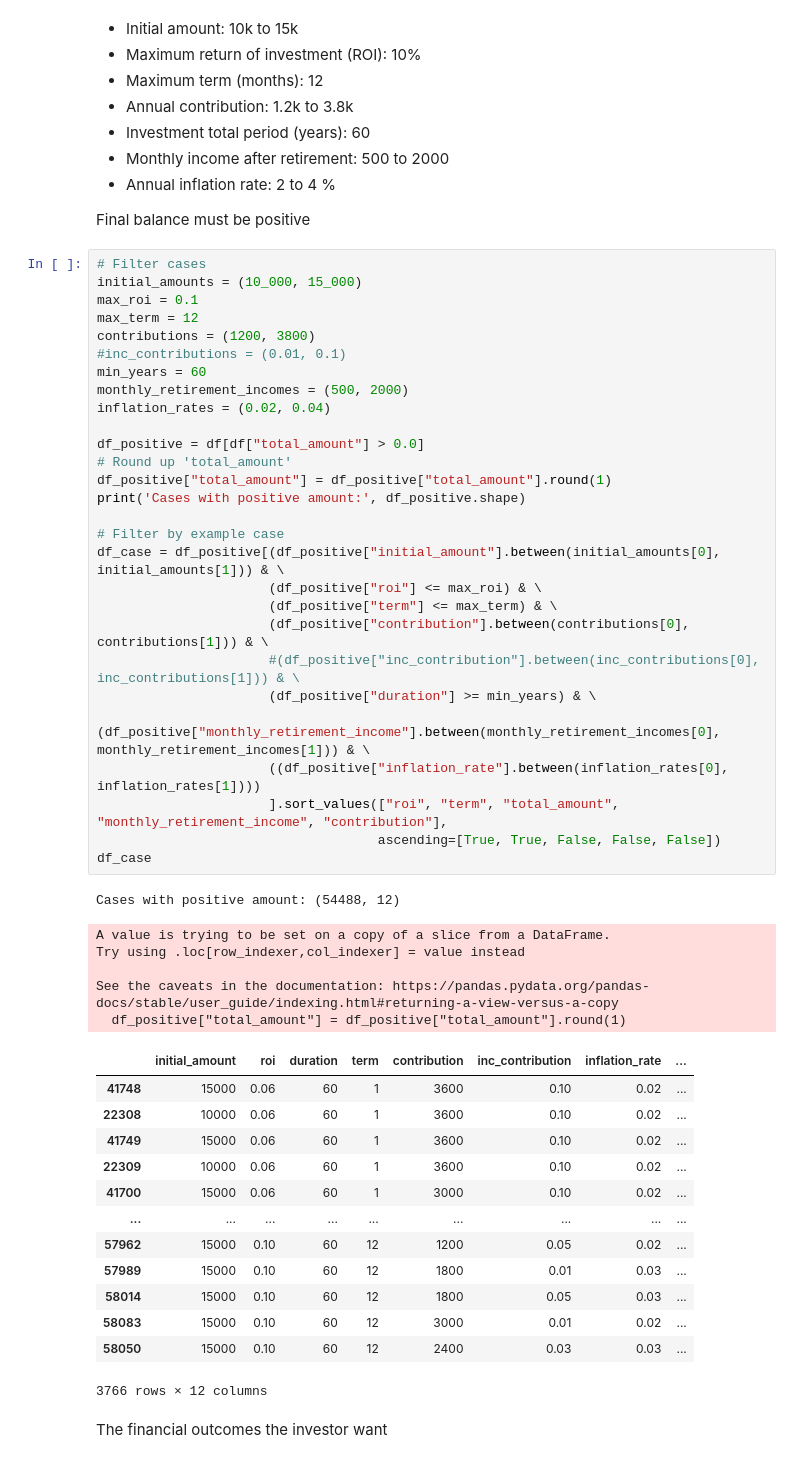
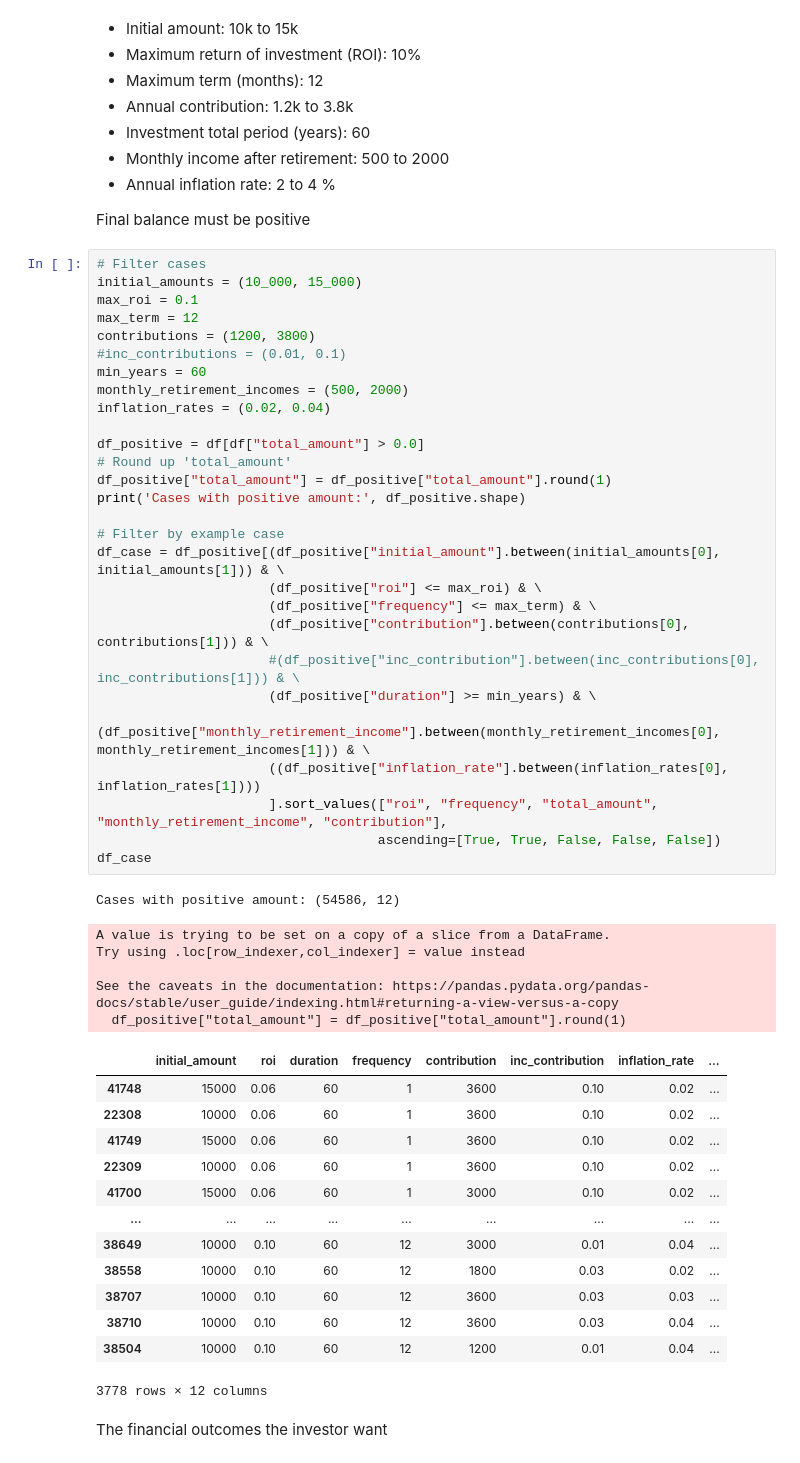
Before and after one commit to Marlup/Simulation-of-investment-and-compound-returns, a Jupyter notebook: investment_scenarios.ipynb, the cells around one changed output. Saved outputs shown, nothing was run; the diff lists cells and outputs as text.

```diff
--- a/investment_scenarios.ipynb
+++ b/investment_scenarios.ipynb
@@ -300,49 +311,49 @@ Final balance must be positive
 initial_amounts = (10_000, 15_000)
 max_roi = 0.1
 max_term = 12
 contributions = (1200, 3800)
 #inc_contributions = (0.01, 0.1)
 min_years = 60
 monthly_retirement_incomes = (500, 2000)
 inflation_rates = (0.02, 0.04)
 
 df_positive = df[df["total_amount"] > 0.0]
 # Round up 'total_amount'
 df_positive["total_amount"] = df_positive["total_amount"].round(1)
 print('Cases with positive amount:', df_positive.shape)
 
 # Filter by example case
 df_case = df_positive[(df_positive["initial_amount"].between(initial_amounts[0], initial_amounts[1])) & \
                       (df_positive["roi"] <= max_roi) & \
-                      (df_positive["term"] <= max_term) & \
+                      (df_positive["frequency"] <= max_term) & \
                       (df_positive["contribution"].between(contributions[0], contributions[1])) & \
                       #(df_positive["inc_contribution"].between(inc_contributions[0], inc_contributions[1])) & \
                       (df_positive["duration"] >= min_years) & \
                       (df_positive["monthly_retirement_income"].between(monthly_retirement_incomes[0], monthly_retirement_incomes[1])) & \
                       ((df_positive["inflation_rate"].between(inflation_rates[0], inflation_rates[1])))
-                      ].sort_values(["roi", "term", "total_amount", "monthly_retirement_income", "contribution"],
+                      ].sort_values(["roi", "frequency", "total_amount", "monthly_retirement_income", "contribution"],
                                     ascending=[True, True, False, False, False])
 df_case
 # %% [output]
-Cases with positive amount: (54488, 12)
+Cases with positive amount: (54586, 12)
 A value is trying to be set on a copy of a slice from a DataFrame.
 Try using .loc[row_indexer,col_indexer] = value instead
 
 See the caveats in the documentation: https://pandas.pydata.org/pandas-docs/stable/user_guide/indexing.html#returning-a-view-versus-a-copy
   df_positive["total_amount"] = df_positive["total_amount"].round(1)
-|  | initial_amount | roi | duration | term | contribution | inc_contribution | inflation_rate | ... |
+|  | initial_amount | roi | duration | frequency | contribution | inc_contribution | inflation_rate | ... |
 | 41748 | 15000 | 0.06 | 60 | 1 | 3600 | 0.10 | 0.02 | ... |
 | 22308 | 10000 | 0.06 | 60 | 1 | 3600 | 0.10 | 0.02 | ... |
 | 41749 | 15000 | 0.06 | 60 | 1 | 3600 | 0.10 | 0.02 | ... |
 | 22309 | 10000 | 0.06 | 60 | 1 | 3600 | 0.10 | 0.02 | ... |
 | 41700 | 15000 | 0.06 | 60 | 1 | 3000 | 0.10 | 0.02 | ... |
 | ... | ... | ... | ... | ... | ... | ... | ... | ... |
-| 57962 | 15000 | 0.10 | 60 | 12 | 1200 | 0.05 | 0.02 | ... |
-| 57989 | 15000 | 0.10 | 60 | 12 | 1800 | 0.01 | 0.03 | ... |
-| 58014 | 15000 | 0.10 | 60 | 12 | 1800 | 0.05 | 0.03 | ... |
-| 58083 | 15000 | 0.10 | 60 | 12 | 3000 | 0.01 | 0.02 | ... |
-| 58050 | 15000 | 0.10 | 60 | 12 | 2400 | 0.03 | 0.03 | ... |
+| 38649 | 10000 | 0.10 | 60 | 12 | 3000 | 0.01 | 0.04 | ... |
+| 38558 | 10000 | 0.10 | 60 | 12 | 1800 | 0.03 | 0.02 | ... |
+| 38707 | 10000 | 0.10 | 60 | 12 | 3600 | 0.03 | 0.03 | ... |
+| 38710 | 10000 | 0.10 | 60 | 12 | 3600 | 0.03 | 0.04 | ... |
+| 38504 | 10000 | 0.10 | 60 | 12 | 1200 | 0.01 | 0.04 | ... |
-3766 rows × 12 columns
+3778 rows × 12 columns
 # %% [markdown]
 The financial outcomes the investor want
 # %%
```
Also changed, not shown: parts of 16 cells of this notebook, 2 other files.
